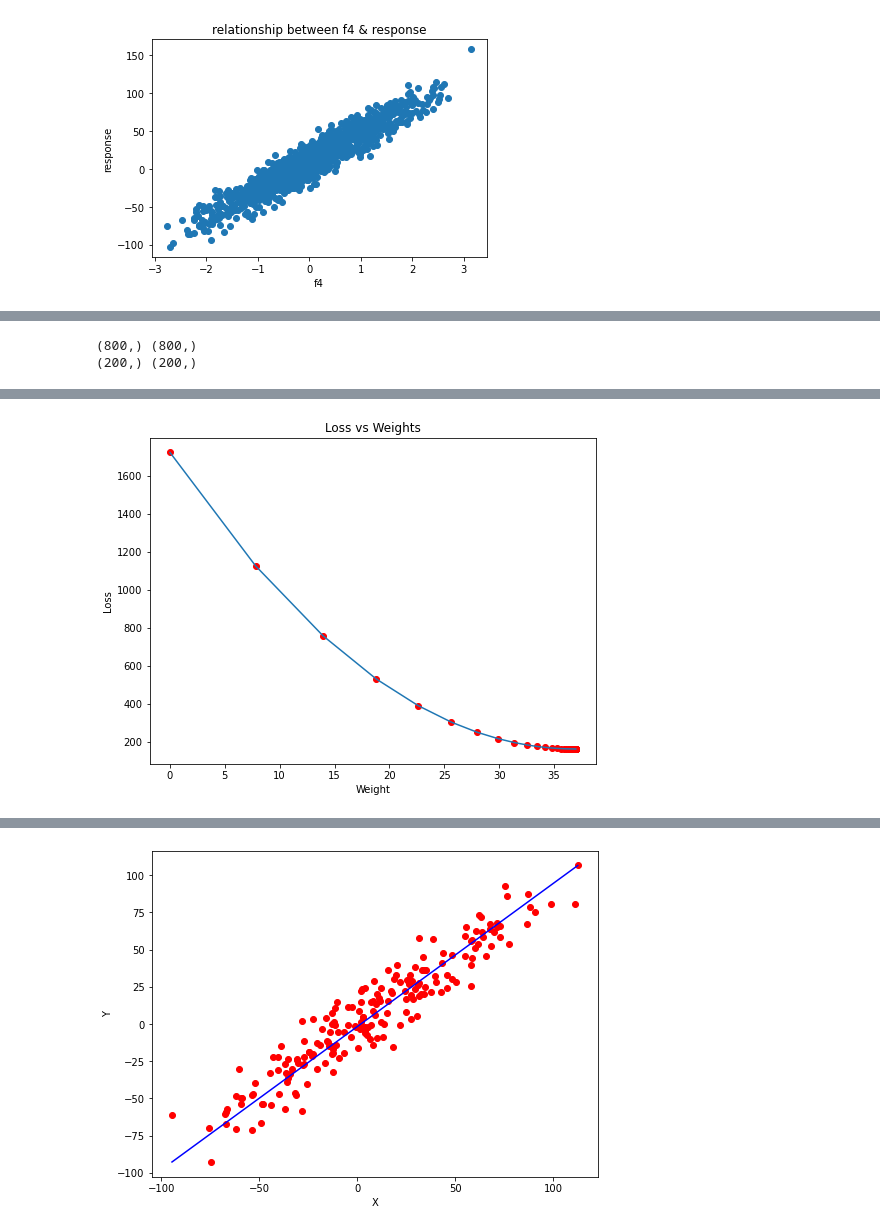
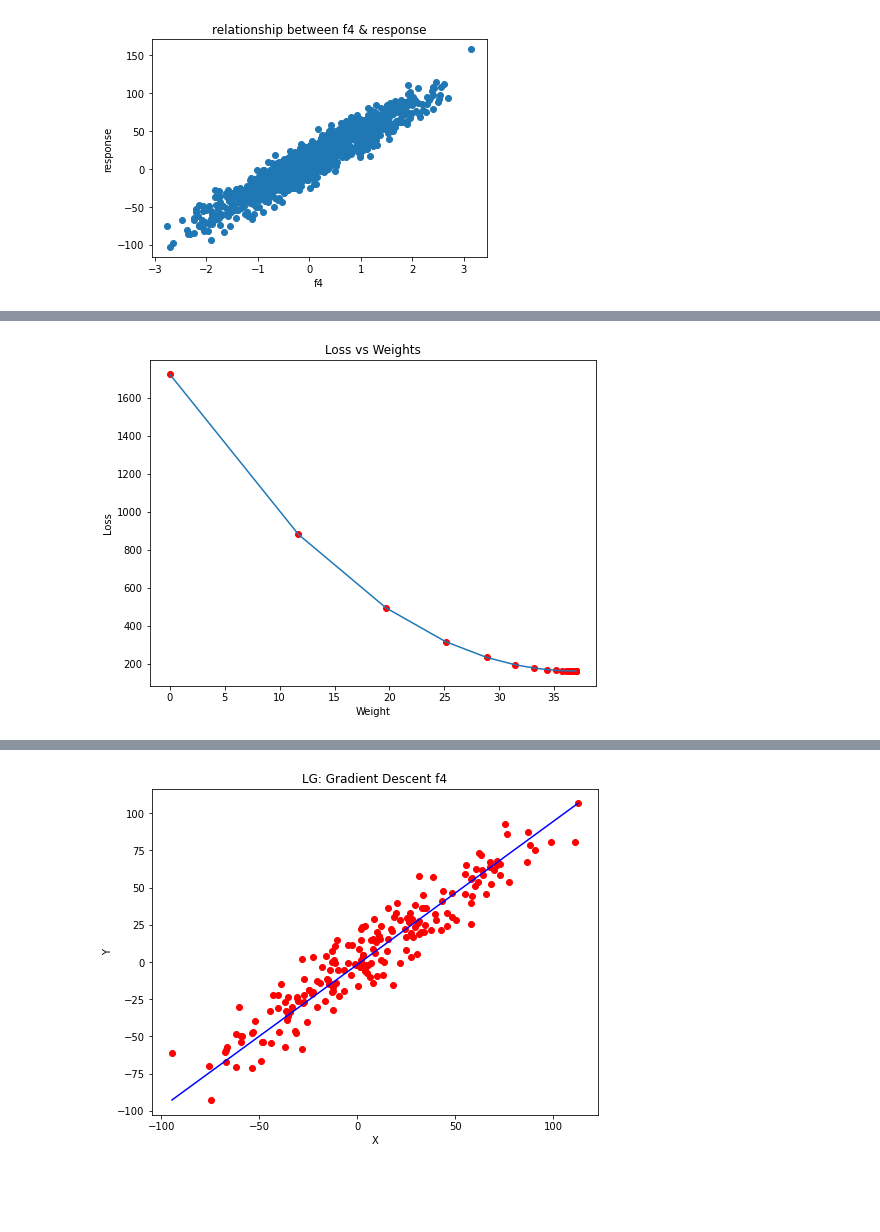
Before and after one commit to aryadiva/CPC251_Assg, a Jupyter notebook: Assign1-CPC251final.ipynb, the cells around one changed output, grey strips where cells are left out. Cells and saved outputs as stored; diff of their text form; code cells hidden in the pictures; blank space fills up the shorter version.

```diff
--- a/Assign1-CPC251final.ipynb
+++ b/Assign1-CPC251final.ipynb
@@ -53,8 +53,3 @@ plt.title('relationship between f4 & response')
 # %% [output]
 Text(0.5, 1.0, 'relationship between f4 & response')
 [figure]
-# %%
-# Redefine each column to be processed
-columns = ['f1','f2','f3','f4','f5','response']
-dt = dt.loc[:, columns]
-dt.head()
@@ -68,18 +66,6 @@ dt.head()
 # %%
-# Splitting the training and test set with the ratio of 8:2
-
+# Splitting the training and test set with the ratio of 8:2 for f4
 from sklearn.model_selection import train_test_split
-features = ['f1','f2','f3','f4','f5'] # Data that we want to utilize as training & test
-#X_data = dt.loc[:, features] # X are the data we want to use from 'features' = independent variable
-#y_data = dt.loc[:, ['response']] # y is the data we want to use as target = dependent variable
-
-X_data = np.array(dt.iloc[:, 3])
-y_data = np.array(dt.iloc[:, -1])
-
-"""
-X = dt[['f1','f2','f3','f4','f5']]
-y = dt['response']
-X_data = np.array(X)
-y_data = np.array(y)
-"""
-X_train, X_test, y_train, y_test = train_test_split(X_data, y_data, random_state=42, train_size=0.8)
+X_f4 = np.array(dt.iloc[:, 3])
+y_f4 = np.array(dt.iloc[:, -1])
+X_train4, X_test4, y_train4, y_test4 = train_test_split(X_f4, y_f4, random_state=42, train_size=0.8)
@@ -86,9 +77,3 @@ X_train, X_test, y_train, y_test = train_test_split(X_data, y_data, random_state
 # %%
-alpha = 0.1 # Set learning rate to 0.15
-max_epoch = 1500 # Set max iteration to 1500
+alpha = 0.15 # Set learning rate to 0.15
+max_epoch = 2000 # Set max iteration to 2000
-# %%
-print(X_train.shape, y_train.shape)
-print(X_test.shape, y_test.shape)
-# %% [output]
-(800,) (800,)
-(200,) (200,)
@@ -137,13 +141,18 @@ def train_model(X, y, alpha, max_epoch):
 # %%
-est_weight, est_bias = train_model(X_train, y_train, alpha, max_epoch)
+# we'll input the training dataset from f4 to train_model
+# and have est_weight & est_bias as the final estimated value
+est_weight, est_bias = train_model(X_train4, y_train4, alpha, max_epoch)
 print(f"Estimated Weight: {est_weight}\nEstimated Bias: {est_bias}")
-y_pred = (est_weight*X_test) + est_bias
+
+# y_pred4 is the predicted y value using both estimated weight & bias and the X test dataset
+y_pred4 = (est_weight*X_test4) + est_bias
 plt.figure(figsize = (8,6))
-plt.scatter(y_test, y_pred, marker='o', color='red')
 
-plt.plot([min(y_test), max(y_test)], [min(y_pred), max(y_pred)], color='blue', label="line1")
-#plt.plot(y_test, y_test, color='orange', label="line2", linestyle="--")
+# scatter the y test & y pred value and plot them
+plt.scatter(y_test4, y_pred4, marker='o', color='red')
+plt.plot([min(y_test4), max(y_test4)], [min(y_pred4), max(y_pred4)], color='blue', label="line1")
 
+plt.title("LG: Gradient Descent f4")
 plt.xlabel("X")
 plt.ylabel("Y")
 plt.show()
@@ -168 +177 @@ Iteration 1500: Loss 162.21799989327386, Weight 36.98038182456281, Bias 9.592430
-[figure, old version]
+[figure, new version]
@@ -171 +180 @@ Estimated Bias: 9.592430178520884
-[figure, old version]
+[figure, new version]
```
Also changed, not shown: parts of 13 cells of this notebook.
